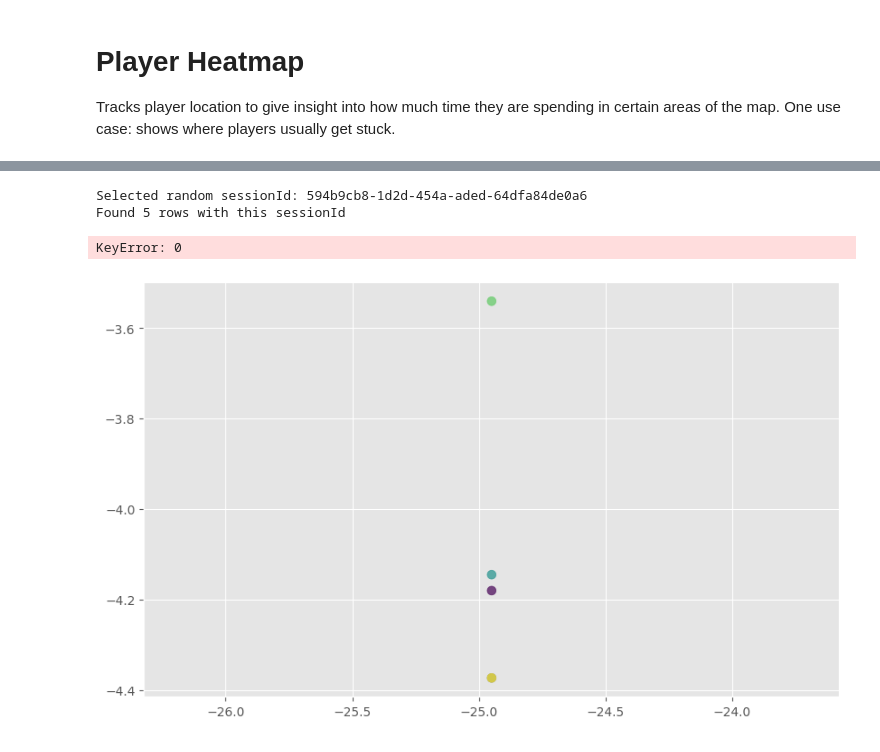
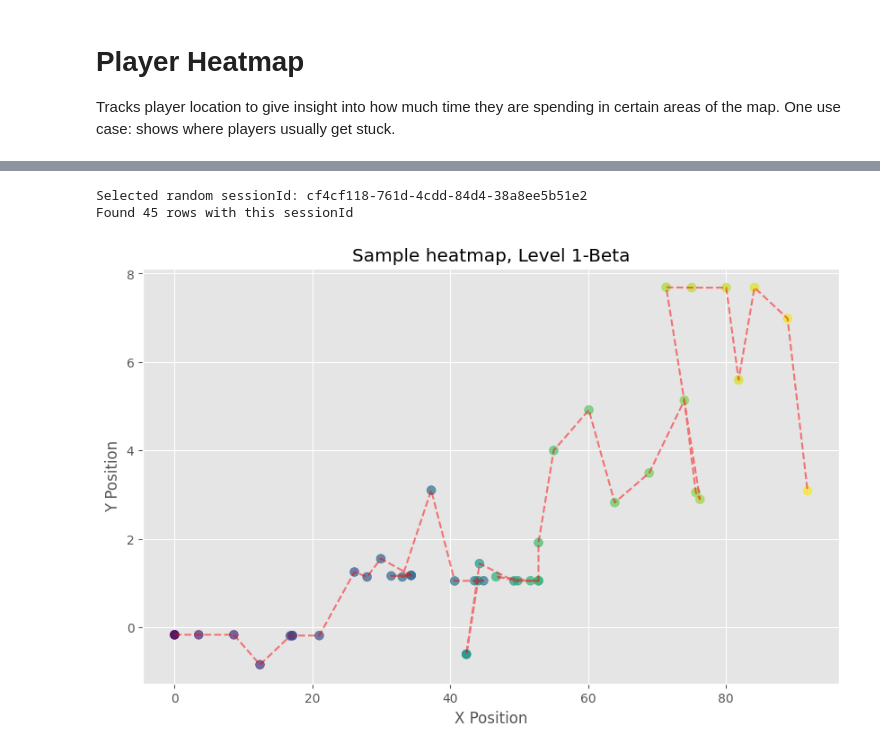
Before and after one commit to CSCI-526/main-meenglishnogood, a Jupyter notebook: Analytics/player_heatmap.ipynb, the cells around one changed output, grey strips where cells are left out. Saved outputs shown, nothing was run; the diff lists cells and outputs as text; code cells hidden in the pictures.

```diff
--- a/Analytics/player_heatmap.ipynb
+++ b/Analytics/player_heatmap.ipynb
@@ -67,7 +78,8 @@ def load_data(json_file_path):
     return positions_df, collectibles_df
 # %%
 json_file_path = "darklight-escape-default-rtdb-export.json"
-positions_df, collectibles_df = load_data(json_file_path)
+blacklist_path = "blacklist_sessionId.txt"
+positions_df, collectibles_df = load_data(json_file_path, blacklist_path)
 
 print(f"Number of position records: {len(positions_df)}")
 print(f"Number of collectible records: {len(collectibles_df)}")
@@ -253,15 +263,19 @@ def get_random_session_data(df):
     if df.empty:
         raise ValueError("DataFrame is empty")
 
-    # Take 1 random row from the DataFrame
-    random_row = df.sample(n=1)
+    while True:
+        # Take 1 random row from the DataFrame
+        random_row = df.sample(n=1)
 
-    # Extract the sessionId from the random row
-    random_session_id = random_row['sessionId'].iloc[0]
+        # Extract the sessionId from the random row
+        random_session_id = random_row['sessionId'].iloc[0]
 
-    # Get all rows with this sessionId
-    session_data = df[df['sessionId'] == random_session_id]
-    session_data = session_data.sort_values('gameTime')
+        # Get all rows with this sessionId
+        session_data = df[df['sessionId'] == random_session_id]
+
+        if len(session_data) > 20:
+            session_data = session_data.sort_values('gameTime')
+            break
 
     print(f"Selected random sessionId: {random_session_id}")
     print(f"Found {len(session_data)} rows with this sessionId")
@@ -270,23 +284,22 @@ def get_random_session_data(df):
 # %%
 random_session_id, session_data = get_random_session_data(positions_df)
 
 plt.figure(figsize=(10, 6))
 plt.scatter(session_data['x'],
             session_data['y'],
             c=session_data['gameTime'],
             cmap='viridis',
             s=50,
             alpha=0.7)
-# plt.plot(session_data['x'], session_data['y'], 'r--', alpha=0.5)
-plt.title(f'Session {random_session_id}, {session_data[0]["level"]}')
+plt.plot(session_data['x'], session_data['y'], 'r--', alpha=0.5)
+plt.title(f"Sample heatmap, {session_data['level'].iloc[0]}")
 plt.xlabel('X Position')
 plt.ylabel('Y Position')
 plt.grid(True)
 plt.show()
 
 # random_session_id, session_data = get_random_session_data(collectibles_df)
 # %% [output]
-Selected random sessionId: 594b9cb8-1d2d-454a-aded-64dfa84de0a6
-Found 5 rows with this sessionId
+Selected random sessionId: cf4cf118-761d-4cdd-84d4-38a8ee5b51e2
+Found 45 rows with this sessionId
-KeyError: 0
-[figure, old version]
+[figure, new version]
```
Also changed, not shown: parts of 10 cells of this notebook.
